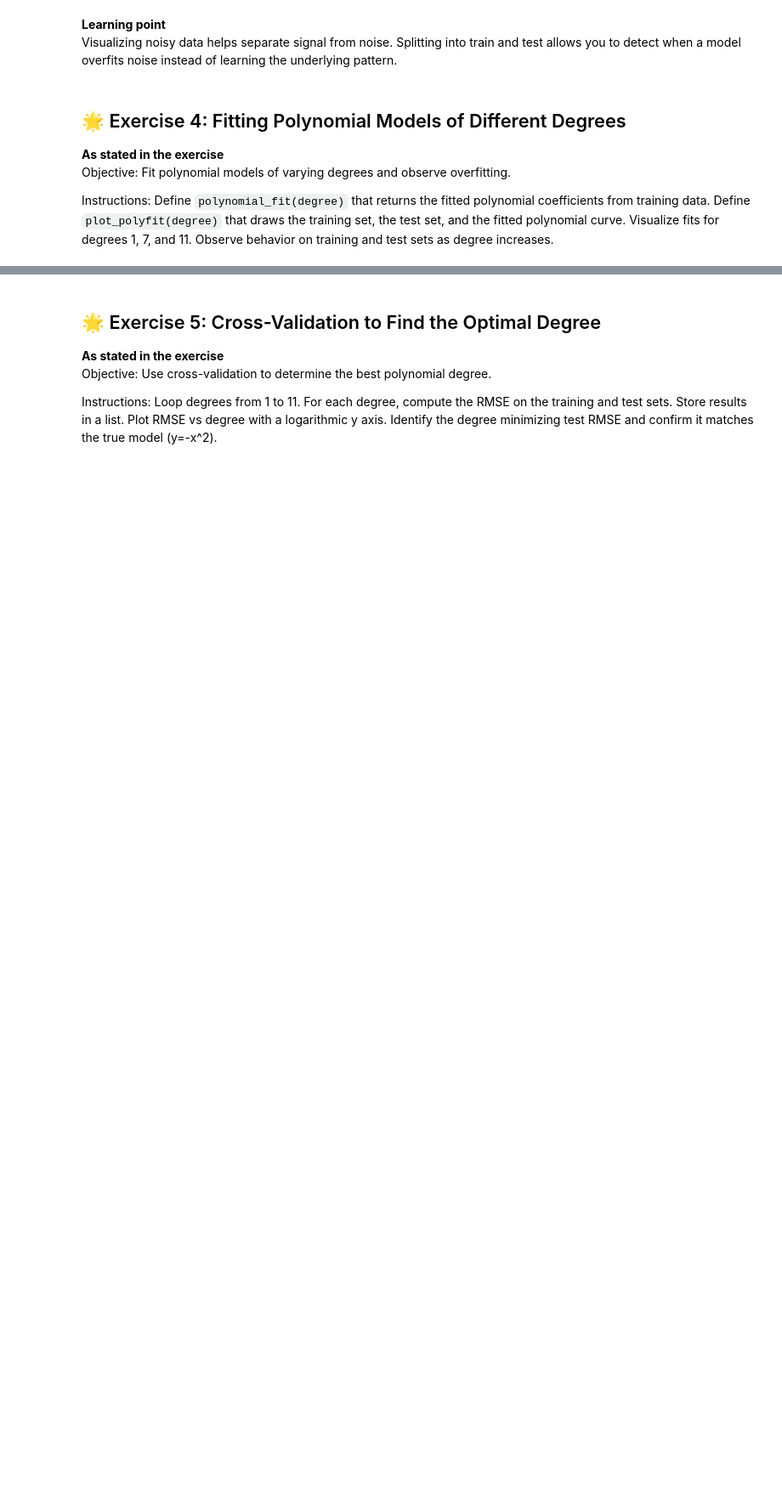
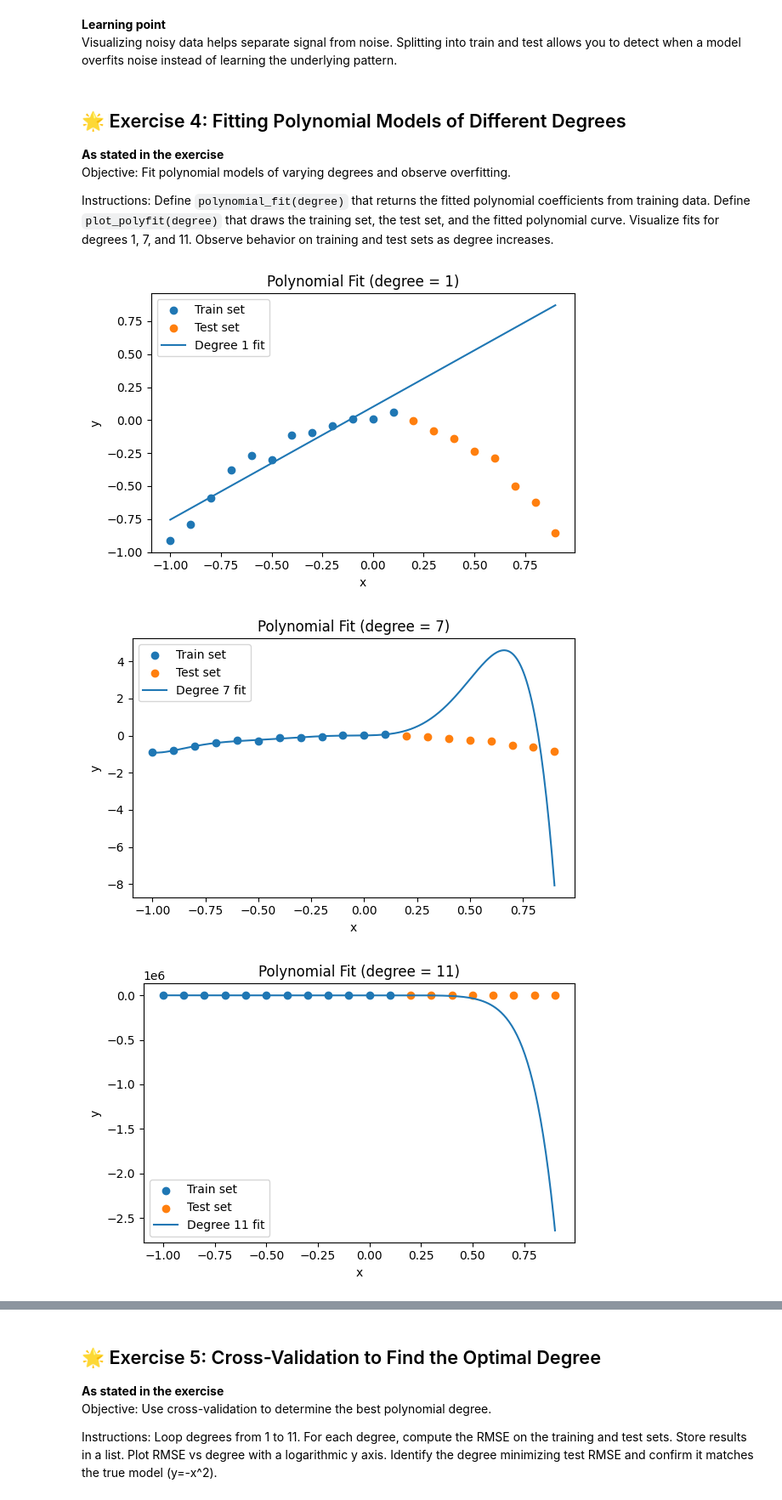
Before and after one commit to groisenberg79/di-bootcamp-genai, a Jupyter notebook: Week11/Day4/ExerciseXP/Exercises_XP_student_polynomial.ipynb, the cells around one changed output, grey strips where cells are left out. Shown at 85% size. Drawn from its saved outputs; the diff is of its cells as text; code cells hidden in the pictures; blank space fills up the shorter version.

```diff
--- a/Week11/Day4/ExerciseXP/Exercises_XP_student_polynomial.ipynb
+++ b/Week11/Day4/ExerciseXP/Exercises_XP_student_polynomial.ipynb
@@ -135,19 +149,40 @@ Instructions: Define `polynomial_fit(degree)` that returns the fitted polynomial
 # %%
 # To-Do: implement plot_polyfit
-# import numpy as np
-# import matplotlib.pyplot as plt
-# def plot_polyfit(degree: int):
-#     # 1) fit
-#     # 2) create a dense linspace over x range
-#     # 3) evaluate fitted polynomial
-#     # 4) scatter train and test, and plot curve
-#     # 5) display
-#     pass
+import numpy as np
+import matplotlib.pyplot as plt
+
+def plot_polyfit(degree: int):
+    # 1) fit
+    poly_model = polynomial_fit(degree)
+
+    # 2) create a dense linspace over x range
+    x_dense = np.linspace(x.min(), x.max(), 300)
+
+    # 3) evaluate fitted polynomial
+    y_dense = poly_model(x_dense)
+
+    # 4) scatter train and test, and plot curve
+    plt.figure(figsize=(6,4))
+    plt.scatter(x_train, y_train, label="Train set")
+    plt.scatter(x_test, y_test, label="Test set")
+    plt.plot(x_dense, y_dense, label=f"Degree {degree} fit")
+
+    # 5) display
+    plt.title(f"Polynomial Fit (degree = {degree})")
+    plt.xlabel("x")
+    plt.ylabel("y")
+    plt.legend()
+    plt.tight_layout()
+    plt.show()
 # %%
 # To-Do: visualize degrees 1, 7, and 11
-# plot_polyfit(1)
-# plot_polyfit(7)
-# plot_polyfit(11)
+plot_polyfit(1)
+plot_polyfit(7)
+plot_polyfit(11)
+# %% [output]
+[figure, added]
+[figure, added]
+[figure, added]
 # %% [markdown]
 **Learning point**
 Higher degree polynomials can perfectly fit training data yet fail to generalize. This is overfitting. You should always check test error, not just training error.
```
Also changed, not shown: parts of 11 cells of this notebook.
